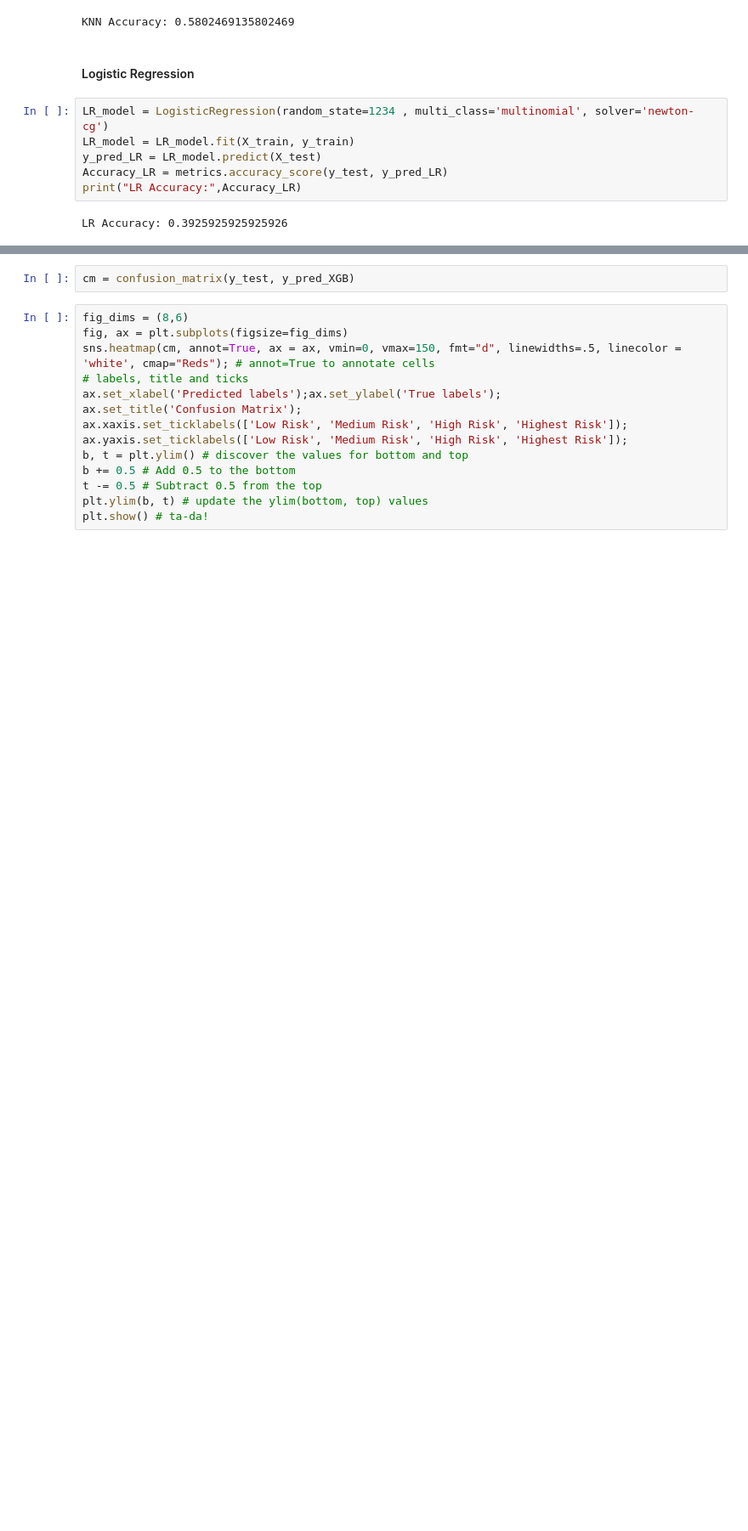
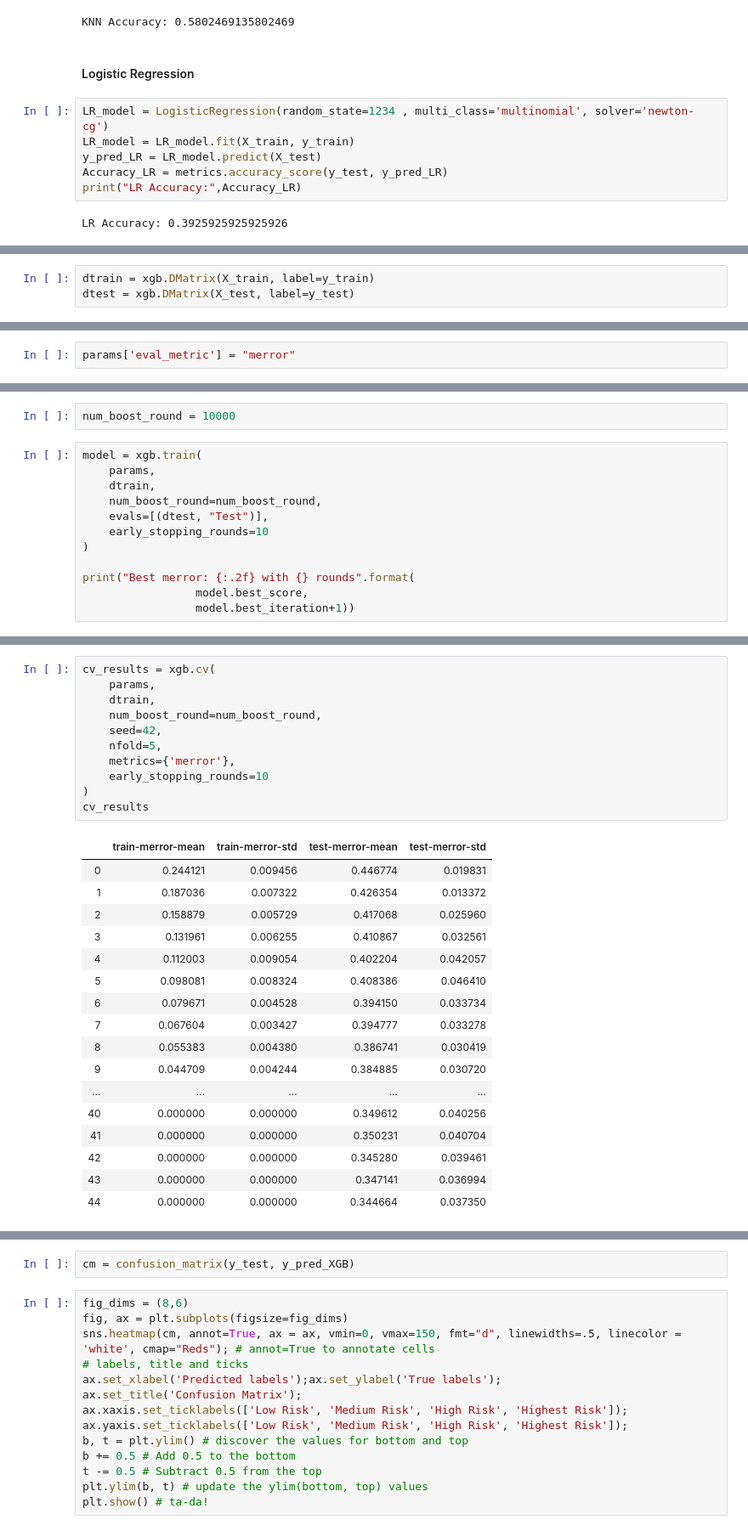
Before and after one commit to Agewerc/ML-Finance, a Jupyter notebook: corporateCreditRatingPrediction.ipynb, the cells around one changed output, grey strips where cells are left out. Shown at 85% size. Drawn from its saved outputs; the diff is of its cells as text; blank space fills up the shorter version.

```diff
--- a/corporateCreditRatingPrediction.ipynb
+++ b/corporateCreditRatingPrediction.ipynb
@@ -553,0 +617,3 @@ LR Accuracy: 0.3925925925925926
+# %%
+dtrain = xgb.DMatrix(X_train, label=y_train)
+dtest = xgb.DMatrix(X_test, label=y_test)
@@ -553,0 +651,2 @@ LR Accuracy: 0.3925925925925926
+# %%
+params['eval_metric'] = "merror"
@@ -553,0 +655,14 @@ LR Accuracy: 0.3925925925925926
+# %%
+num_boost_round = 10000
+# %%
+model = xgb.train(
+    params,
+    dtrain,
+    num_boost_round=num_boost_round,
+    evals=[(dtest, "Test")],
+    early_stopping_rounds=10
+)
+
+print("Best merror: {:.2f} with {} rounds".format(
+                 model.best_score,
+                 model.best_iteration+1))
@@ -553,0 +687,29 @@ LR Accuracy: 0.3925925925925926
+# %%
+cv_results = xgb.cv(
+    params,
+    dtrain,
+    num_boost_round=num_boost_round,
+    seed=42,
+    nfold=5,
+    metrics={'merror'},
+    early_stopping_rounds=10
+)
+cv_results
+# %% [output]
+|  | train-merror-mean | train-merror-std | test-merror-mean | test-merror-std |
+| 0 | 0.244121 | 0.009456 | 0.446774 | 0.019831 |
+| 1 | 0.187036 | 0.007322 | 0.426354 | 0.013372 |
+| 2 | 0.158879 | 0.005729 | 0.417068 | 0.025960 |
+| 3 | 0.131961 | 0.006255 | 0.410867 | 0.032561 |
+| 4 | 0.112003 | 0.009054 | 0.402204 | 0.042057 |
+| 5 | 0.098081 | 0.008324 | 0.408386 | 0.046410 |
+| 6 | 0.079671 | 0.004528 | 0.394150 | 0.033734 |
+| 7 | 0.067604 | 0.003427 | 0.394777 | 0.033278 |
+| 8 | 0.055383 | 0.004380 | 0.386741 | 0.030419 |
+| 9 | 0.044709 | 0.004244 | 0.384885 | 0.030720 |
+| ... | ... | ... | ... | ... |
+| 40 | 0.000000 | 0.000000 | 0.349612 | 0.040256 |
+| 41 | 0.000000 | 0.000000 | 0.350231 | 0.040704 |
+| 42 | 0.000000 | 0.000000 | 0.345280 | 0.039461 |
+| 43 | 0.000000 | 0.000000 | 0.347141 | 0.036994 |
+| 44 | 0.000000 | 0.000000 | 0.344664 | 0.037350 |
```
Also changed, not shown: parts of 53 cells of this notebook.
